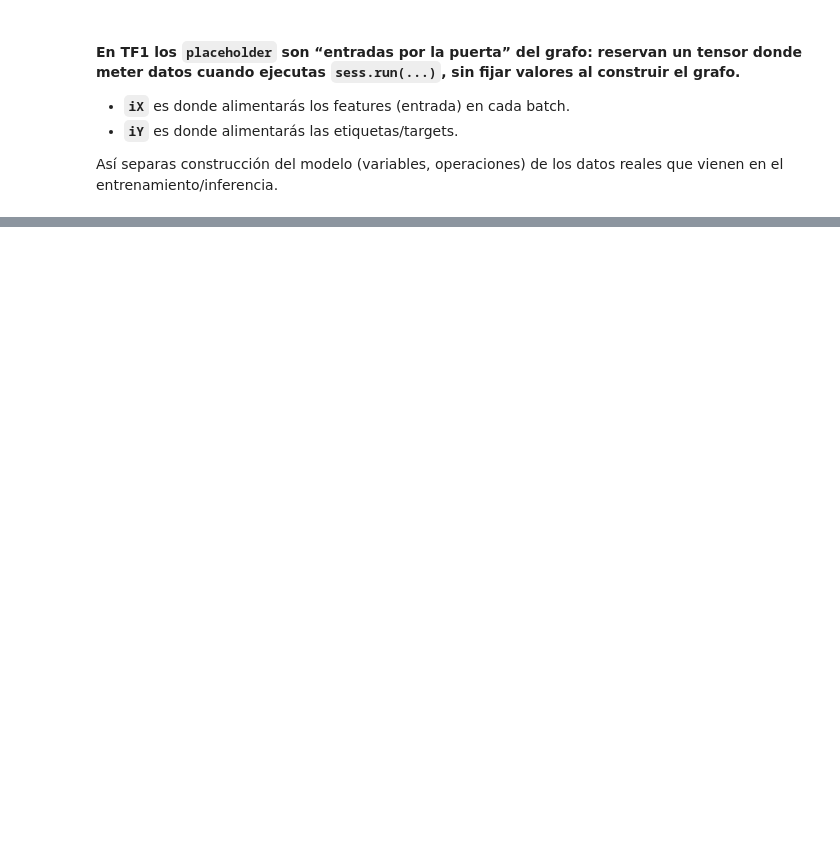
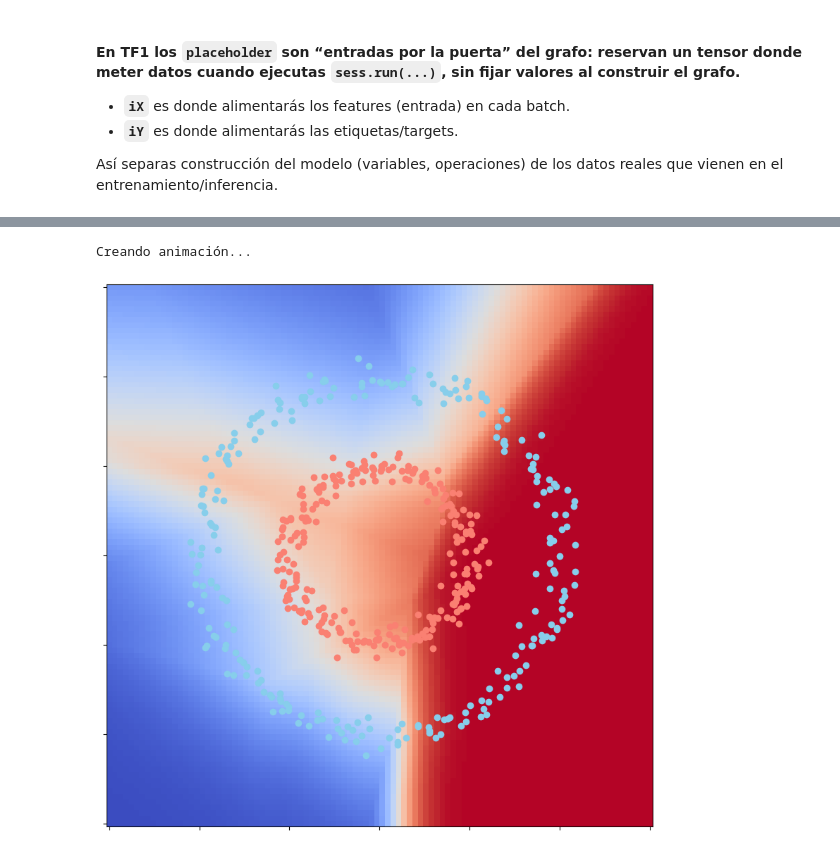
Before and after one commit to Magnusmajo/MACHINE-LEARNING, a Jupyter notebook: Redes Neuronales/redes.ipynb, the cells around one changed output, grey strips where cells are left out. Drawn from its saved outputs; the diff is of its cells as text; code cells hidden in the pictures; blank space fills up the shorter version.

Commit message:
Training

```diff
--- a/Redes Neuronales/redes.ipynb
+++ b/Redes Neuronales/redes.ipynb
@@ -177,3 +179,6 @@ Así separas construcción del modelo (variables, operaciones) de los datos real
 # %%
 iX = tf.compat.v1.placeholder(tf.float32, shape=[None, X.shape[1]])
 iY = tf.compat.v1.placeholder(tf.float32, shape=[None])
+# %%
+lr = 0.01 # Learning rate
+nn = [2, 16, 8, 1] # Neuronas por capa (input, hidden1, hidden2, output) [2 inputs, 16 neuronas en la primera capa oculta, 8 en la segunda capa oculta, 1 output]
@@ -179,0 +212,6 @@ iY = tf.compat.v1.placeholder(tf.float32, shape=[None])
+# %%
+# Evaluacion de las predicciones
+loss = tf.reduce_mean(tf.square(pY - iY))  # MSE entre predicciones y etiquetas reales
+# %%
+# Optimizador para minimizar la función de pérdida
+optimizer = tf.compat.v1.train.GradientDescentOptimizer(learning_rate=lr).minimize(loss)
@@ -179,0 +220,4 @@ iY = tf.compat.v1.placeholder(tf.float32, shape=[None])
+# %%
+n_steps = 1000 # Número de pasos de entrenamiento
+
+iPY = []  # Lista para almacenar las predicciones en cada paso para la animación
@@ -179,0 +268,27 @@ iY = tf.compat.v1.placeholder(tf.float32, shape=[None])
+# %%
+# <-------- Codigo de animación --------->
+ims = []
+
+fig = plt.figure(figsize=(10, 10))
+
+print("Creando animación...")
+
+for fr in range(len(iPY)):
+
+    im = plt.pcolormesh(_x0, _x1, iPY[fr], cmap="coolwarm", animated=True)
+
+    #Visualización de la nube de datos.
+    plt.scatter(X[Y == 0,0], X[Y == 0,1], c="skyblue")
+    plt.scatter(X[Y == 1,0], X[Y == 1,1], c="salmon")
+
+    # plt.title(Resultados del entrenamiento, step=fr*25)
+    plt.tick_params(labelbottom=False, labelleft=False)
+
+    ims.append([im])
+
+    ani = animation.ArtistAnimation(fig, ims, interval=50, blit=True, repeat_delay=1000)
+
+    HTML(ani.to_html5_video())
+# %% [output]
+Creando animación...
+[figure, added]
```
Also changed, not shown: parts of 11 cells of this notebook.
